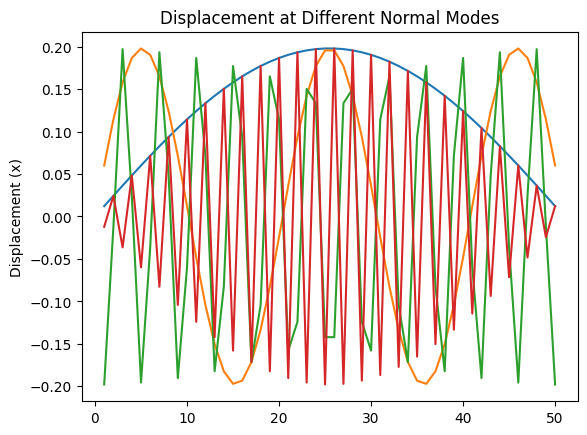
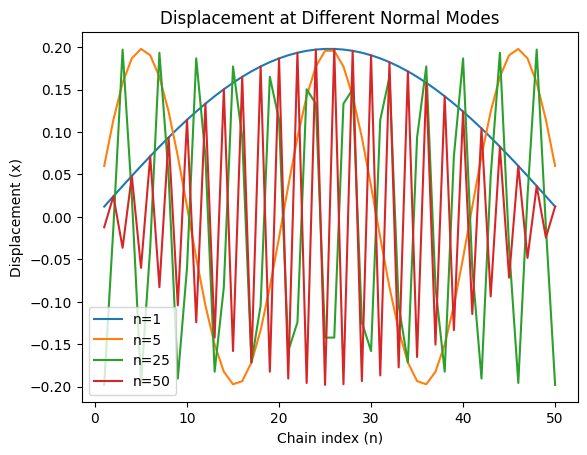
The change to this notebook cell's code, shown as a diff; its figure went from the first image to the second:
--- before
+++ after
@@ -8,5 +8,5 @@
 plt.title("Displacement at Different Normal Modes")
 plt.ylabel("Displacement (x)")
-ply.xlabel("Chain index (n)")
+plt.xlabel("Chain index (n)")
 plt.legend()
 plt.show()

Commit: Add files via upload